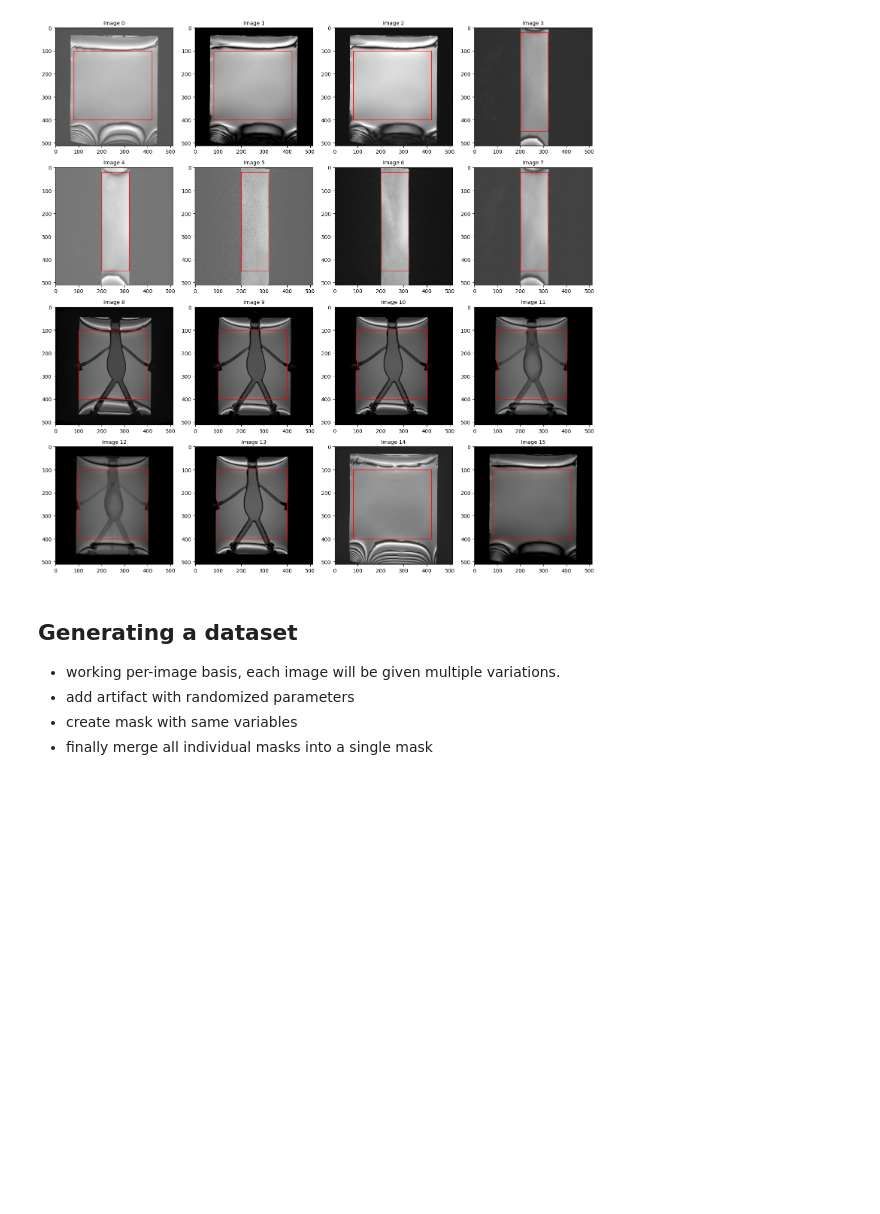
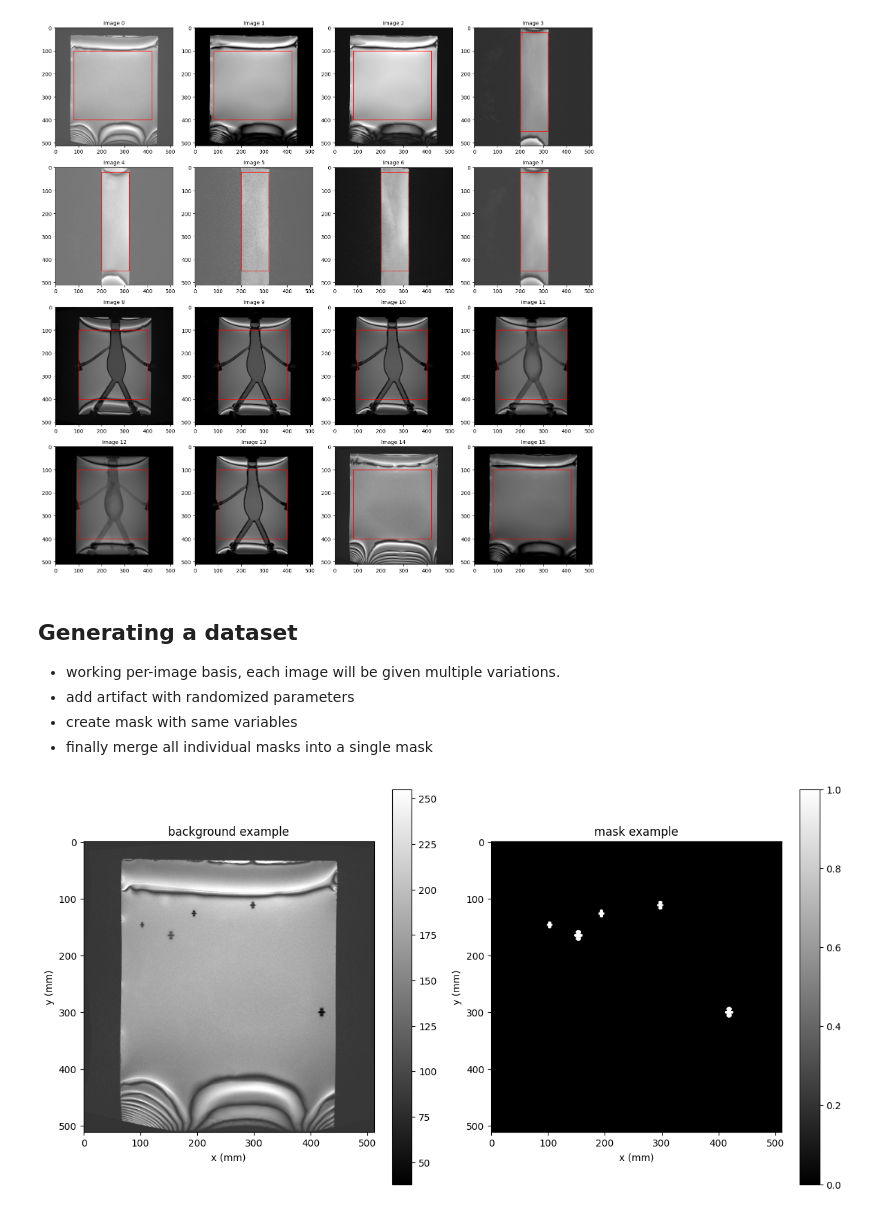
Before and after one commit to martinreinok/master-thesis, a Jupyter notebook: susceptibility-simulation/SusceptibilitySimulation.ipynb, the cells around one changed output. Cells and saved outputs as stored; diff of their text form; code cells hidden in the pictures; blank space fills up the shorter version.

Commit message:
Added image to notebook

```diff
--- a/susceptibility-simulation/SusceptibilitySimulation.ipynb
+++ b/susceptibility-simulation/SusceptibilitySimulation.ipynb
@@ -368,31 +368,36 @@ for ID, image_file in enumerate(background_dataset):
     background_image = cv2.imread(img_path, cv2.IMREAD_GRAYSCALE)
     background_image = cv2.resize(background_image, SQUARE_IMAGE_SIZE)
     MARKER_POSITION_LIMITS = ROI[ID][0], ROI[ID][1], ROI[ID][2], ROI[ID][3]
     for i in range(IMAGES_PER_BACKGROUND):
         MARKER_MASKS = None
         filename = secrets.token_hex(16)
         BACKGROUND_SUPERIMPOSED = background_image
         previous_marker_positions = []
-        for _ in range(get_marker_amount()):
+        for j in range(get_marker_amount()):
             procedural_marker = adjust_contrast(magnitude_8bit_gray, get_uniform_contrast())
             marker_size = get_uniform_size()
             marker_position = get_uniform_position(MARKER_POSITION_LIMITS,
                                                    previous_marker_positions,
                                                    minimum_distance=MINIMUM_DISTANCE_BETWEEN_MARKERS)
             previous_marker_positions.append(marker_position)
             BACKGROUND_SUPERIMPOSED = superimpose_image(BACKGROUND_SUPERIMPOSED,
                                                     foreground=procedural_marker,
                                                     scale_px=marker_size,
                                                     position=marker_position)
             superimposed_marker_mask = superimpose_image(BACKGROUND_SUPERIMPOSED,
                                                     foreground=binary_mask,
                                                     scale_px=marker_size,
                                                     position=marker_position,
                                                     binary=True)
             if MARKER_MASKS is None:
                 MARKER_MASKS = superimposed_marker_mask
             else:
                 MARKER_MASKS = np.bitwise_or(MARKER_MASKS, superimposed_marker_mask)
 
         cv2.imwrite(f"{DATASET_DESTINATION_IMAGES}/{filename}.png", BACKGROUND_SUPERIMPOSED.astype(np.uint8))
         cv2.imwrite(f"{DATASET_DESTINATION_MASKS}/{filename}.png", MARKER_MASKS*255)
+        if ID == 0 and i == 0:
+            group_plot(BACKGROUND_SUPERIMPOSED.astype(np.uint8), MARKER_MASKS, None, None,
+                       title1="background example", title2="mask example")
+# %% [output]
+[figure, added]
```
